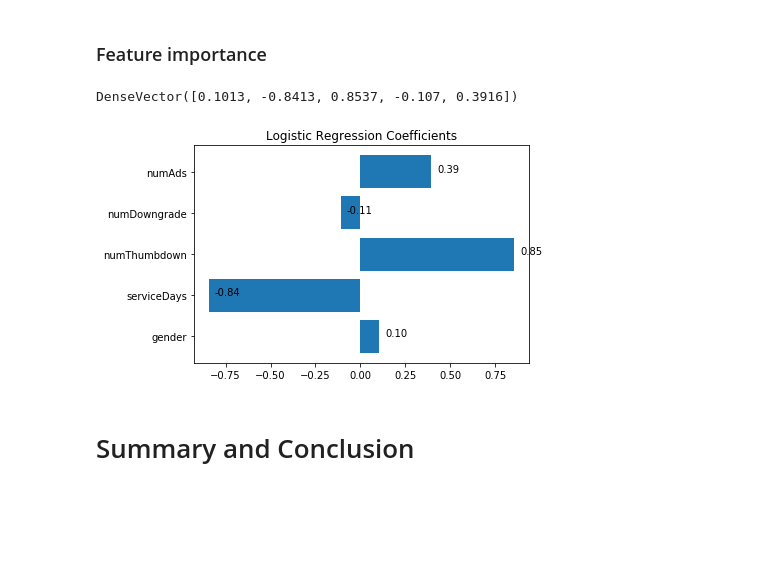
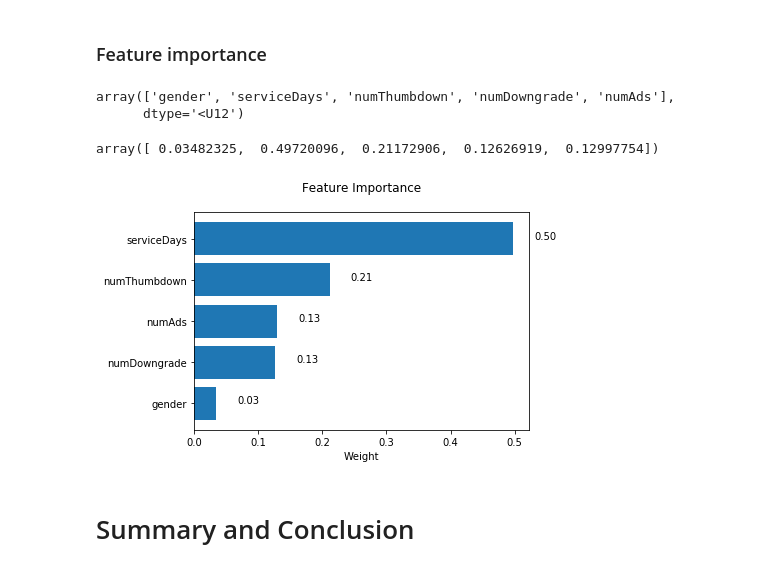
Before and after one commit to yangli53/sparkify_churn_prediction, a Jupyter notebook: Sparkify_mini.ipynb, the cells around one changed output. Drawn from its saved outputs; the diff is of its cells as text; code cells hidden in the pictures; blank space fills up the shorter version.

Commit message:
revise Sparkify_mini

```diff
--- a/Sparkify_mini.ipynb
+++ b/Sparkify_mini.ipynb
@@ -775,5 +825,5 @@ Then I split the data into train and test sets.
 # %%
-train, test = data.randomSplit([0.8, 0.2], seed=42)
+train, test = data_spark.randomSplit([0.8, 0.2], seed=42)
 # %%
 # build a pipeline to preprocess the data
 def preprocess(data):
@@ -980,5 +998,0 @@ No strong multicollinearity is present.
-# %%
-# convert df to spark df
-new_data = spark.createDataFrame(data_pd)
-
-train, test = preprocess(new_data)
@@ -996,11 +1015,11 @@ train, test = preprocess(new_data)
 # %% [markdown]
 ### Tune hyperparameters
 # %%
-clf = LogisticRegression()
+clf = RandomForestClassifier(seed=42)
 
 paramGrid = ParamGridBuilder() \
-    .addGrid(clf.maxIter, [10,20]) \
-    .addGrid(clf.regParam, [0.0,0.1]) \
+    .addGrid(clf.maxDepth, [5,10,20]) \
+    .addGrid(clf.numTrees, [10,20,30]) \
     .build()
 
 crossval = CrossValidator(estimator=clf,
@@ -1046,27 +1071,35 @@ After hyperparameter tuning, the F1 score of the final model reaches 0.88 with 4
 ### Feature importance
 # %%
 best_model = cvModel.bestModel
-# %%
-best_model.coefficients
-# %% [output]
-DenseVector([0.1013, -0.8413, 0.8537, -0.107, 0.3916])
+# %%
+cols = np.array(data.drop('label').columns)
+# %%
+cols
+# %% [output]
+array(['gender', 'serviceDays', 'numThumbdown', 'numDowngrade', 'numAds'],
+      dtype='<U12')
+# %%
+importances
+# %% [output]
+array([ 0.03482325,  0.49720096,  0.21172906,  0.12626919,  0.12997754])
 # %%
-cols = new_data.drop('label').columns
-coefficients = best_model.coefficients.values
-locs = np.arange(len(coefficients)) + 0.5
-labels = np.array(cols)
+importances = best_model.featureImportances.values
+indices = np.argsort(importances)
+values = importances[indices]
+labels = cols[indices]
+locs = np.arange(len(cols))
 
-plt.barh(locs, coefficients, align='center')
+plt.barh(locs, values, align='center')
 plt.yticks(locs, labels)
+plt.xlabel('Weight')
+plt.title('Feature Importance\n');
+
 # Add annotation
-for loc, coeff in zip(locs, coefficients):
-    s = f'{coeff:0.2f}'
-    plt.text(y=loc, x=coeff+0.1, s=s, ha='center')
-
-plt.xlabel('')
-plt.title('Logistic Regression Coefficients');
+for loc, wt in zip(locs, values):
+    s = f'{wt:0.2f}'
+    plt.text(y=loc, x=wt+0.05, s=s, ha='center')
 # %% [output]
-[figure, old version]
+[figure, new version]
 # %% [markdown]
 # Summary and Conclusion
 # %% [markdown]
```
Also changed, not shown: parts of 42 cells of this notebook, 3 other files.
